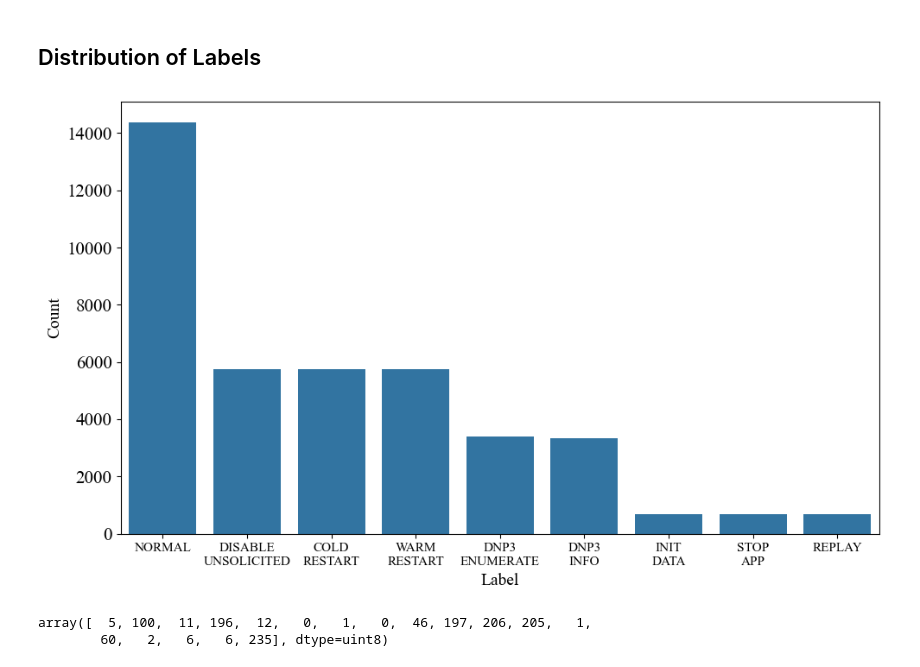
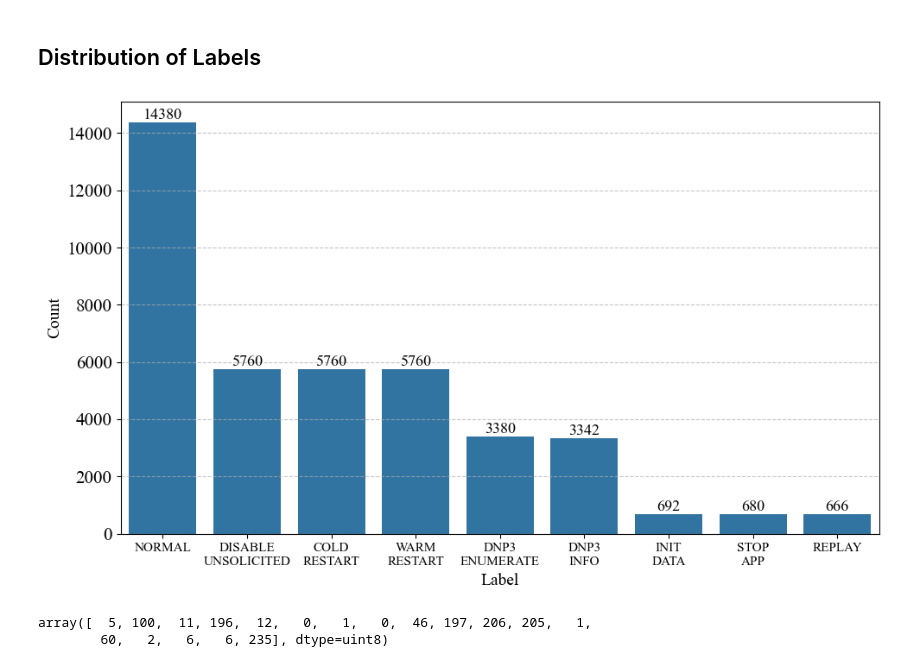
Before and after one commit to cs7org/i7-IDS, a Jupyter notebook: notebooks/pcap_analysis_dnp3.ipynb, the cells around one changed output. Saved outputs shown, nothing was run; the diff lists cells and outputs as text; code cells hidden in the pictures.

```diff
--- a/notebooks/pcap_analysis_dnp3.ipynb
+++ b/notebooks/pcap_analysis_dnp3.ipynb
@@ -1281,96 +1305,63 @@ Skipping 20200516_DNP3_Enumerate_UOWM_DNP3_Dataset_Master.pcap_FlowLABELED.csv a
 # %%
 import pandas as pd
 import seaborn as sns
-from pathlib import Path
 import matplotlib.pyplot as plt
 import matplotlib as mpl
 
-# Set global font family and size
+# --- Font and style setup for publication ---
 mpl.rcParams["font.family"] = "serif"
 mpl.rcParams["font.serif"] = ["Times New Roman", "Times", "DejaVu Serif", "serif"]
-mpl.rcParams["font.size"] = 12  # Adjust per Springer guidelines
+mpl.rcParams["font.size"] = 12
 mpl.rcParams["axes.labelsize"] = 12
 mpl.rcParams["axes.titlesize"] = 13
 mpl.rcParams["xtick.labelsize"] = 11
 mpl.rcParams["ytick.labelsize"] = 11
 mpl.rcParams["legend.fontsize"] = 11
-
-# Optional: PDF/LaTeX text rendering for enhanced output
 mpl.rcParams["text.usetex"] = False
 
+# Load your CSV and clean columns (edit path as needed)
 df = pd.read_csv(
-    r"C:\Users\Viper\Desktop\thesis_code\data\Custom_DNP3_Parser\combined_120_timeout.csv"
+    r"C:/Users/Viper/Desktop/thesis_code/data/Custom_DNP3_Parser/combined_120_timeout.csv"
 )
-
-
-
 df.columns = [c.strip() for c in df.columns]
 
-
-
 plt.figure(figsize=(10, 6))
-
-
-
-# Use a colorblind-friendly palette
-
-
-# palette = sns.color_palette("muted")
-
-
-
-# Plot countplot with labels ordered by frequency
-
-
 ax = sns.countplot(data=df, x="Label", order=df["Label"].value_counts().index)
 
-
-
-# Title and axis labels with appropriate font sizes
-
-
-# ax.set_title("Distribution of Labels in Dataset", fontsize=16, weight="bold")
-
-
-ax.set_xlabel("Label", fontsize=14)
-
-
-ax.set_ylabel("Count", fontsize=14)
-
-
+# Split underscores for two-line labels
 warped_labels = [
     "\n".join(label.split("_")) for label in df["Label"].value_counts().index
 ]
-
-
 ax.set_xticklabels(warped_labels)
 
+# Add bold, black count labels above each bar (no rectangle)
+vertical_gap = 2  # vertical offset above bar
 
+for p in ax.patches:
+    count = int(p.get_height())
+    x = p.get_x() + p.get_width() / 2
+    y = p.get_height()
+    ax.text(
+        x,
+        y + vertical_gap,
+        f"{count}",
+        color="black",
+        fontsize=13,
+        ha="center",
+        va="bottom",
+        # fontweight="bold",
+        zorder=11,
+    )
 
-# Rotate x-ticks for readability, adjust alignment
-
-
-# plt.xticks(rotation=30, ha="right", fontsize=12)
-
-
+ax.set_xlabel("Label", fontsize=14)
+ax.set_ylabel("Count", fontsize=14)
+ax.yaxis.grid(True, linestyle="--", alpha=0.7)  # add horizontal grid lines
 plt.yticks(fontsize=15)
-
-
-
 plt.tight_layout()
-
-
-
-# Save figure with high resolution suitable for publication
-
-
 plt.savefig("dnp3_label_distribution.pdf", dpi=300)
-
-
-
 plt.show()
 # %% [output]
-[figure, old version]
+[figure, new version]
 # %%
 import numpy as np
 
```
Also changed, not shown: parts of 2 cells of this notebook, 2 other files.
